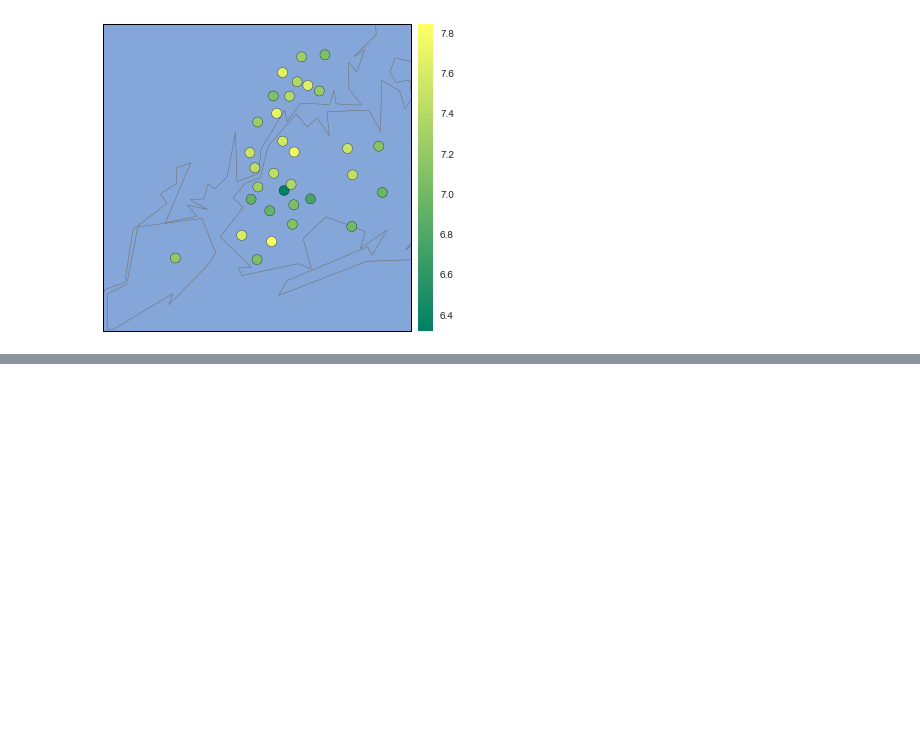
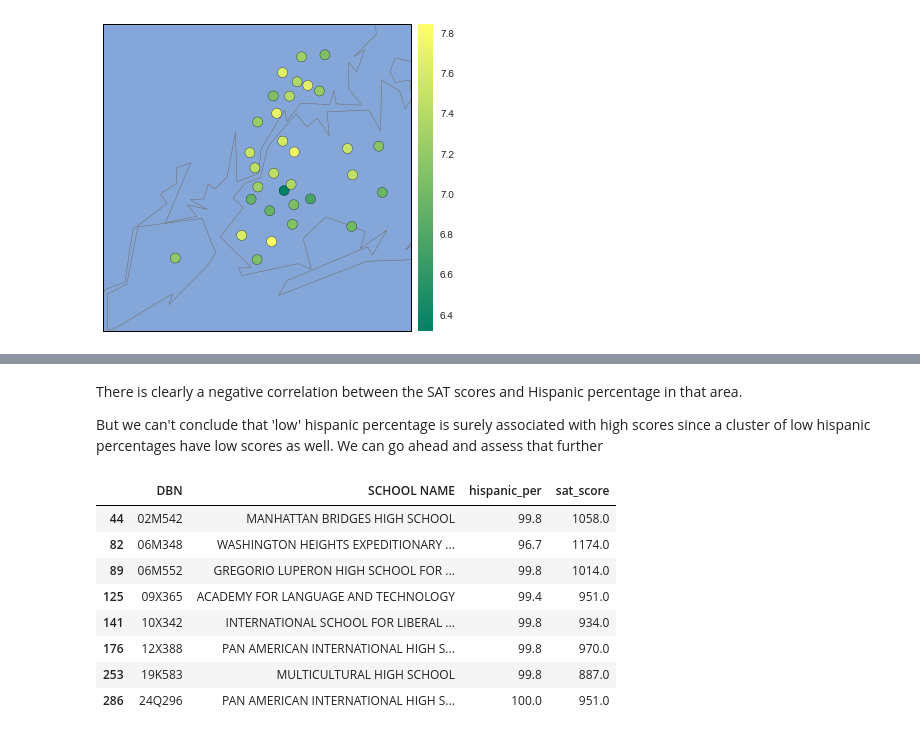
Before and after one commit to chrke/SAT_NY-high-schools, a Jupyter notebook: Schools.ipynb, the cells around one changed output, grey strips where cells are left out. Saved outputs shown, nothing was run; the diff lists cells and outputs as text; code cells hidden in the pictures; blank space fills up the shorter version.

```diff
--- a/Schools.ipynb
+++ b/Schools.ipynb
@@ -307,0 +332,18 @@ When we compare the safety map with the above map of newyork boroughs, we can se
+# %% [markdown]
+There is clearly a negative correlation between the SAT scores and Hispanic percentage in that area.
+
+But we can't conclude that 'low' hispanic percentage is surely associated with high scores since a cluster of low hispanic percentages have low scores as well. We can go ahead and assess that further
+# %%
+# researching schools with hispanic percentage of 95% or greater
+
+combined[combined["hispanic_per"] > 95][["DBN","SCHOOL NAME","hispanic_per","sat_score"]]
+# %% [output]
+|  | DBN | SCHOOL NAME | hispanic_per | sat_score |
+| 44 | 02M542 | MANHATTAN BRIDGES HIGH SCHOOL | 99.8 | 1058.0 |
+| 82 | 06M348 | WASHINGTON HEIGHTS EXPEDITIONARY ... | 96.7 | 1174.0 |
+| 89 | 06M552 | GREGORIO LUPERON HIGH SCHOOL FOR ... | 99.8 | 1014.0 |
+| 125 | 09X365 | ACADEMY FOR LANGUAGE AND TECHNOLOGY | 99.4 | 951.0 |
+| 141 | 10X342 | INTERNATIONAL SCHOOL FOR LIBERAL ... | 99.8 | 934.0 |
+| 176 | 12X388 | PAN AMERICAN INTERNATIONAL HIGH S... | 99.8 | 970.0 |
+| 253 | 19K583 | MULTICULTURAL HIGH SCHOOL | 99.8 | 887.0 |
+| 286 | 24Q296 | PAN AMERICAN INTERNATIONAL HIGH S... | 100.0 | 951.0 |
```
Also changed, not shown: parts of 10 cells of this notebook.
